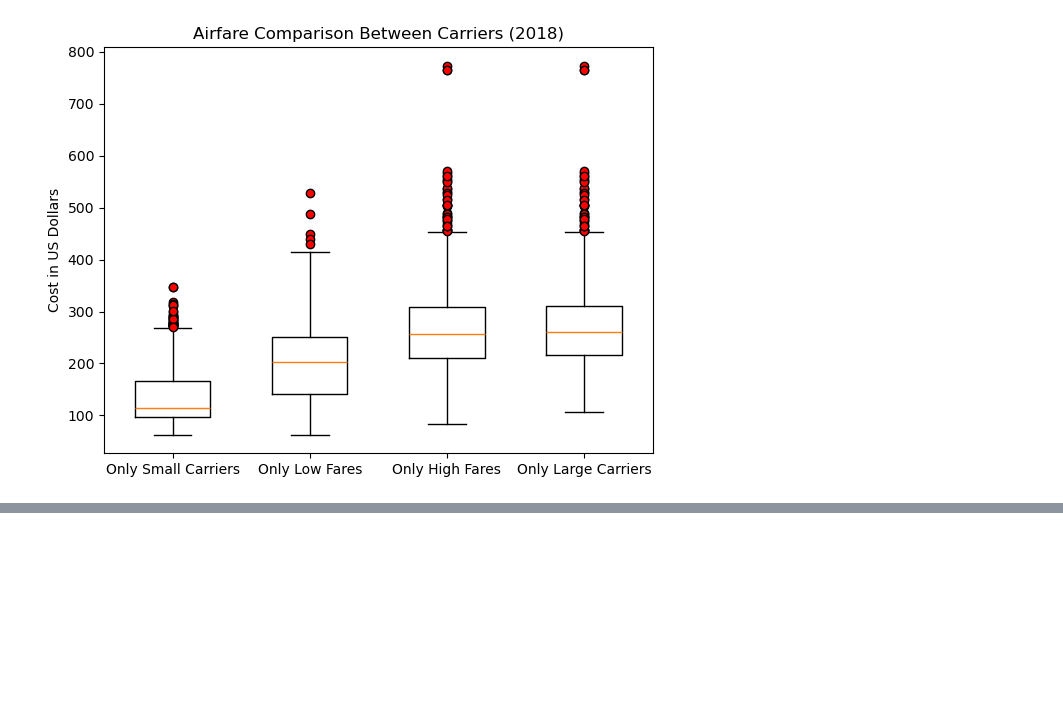
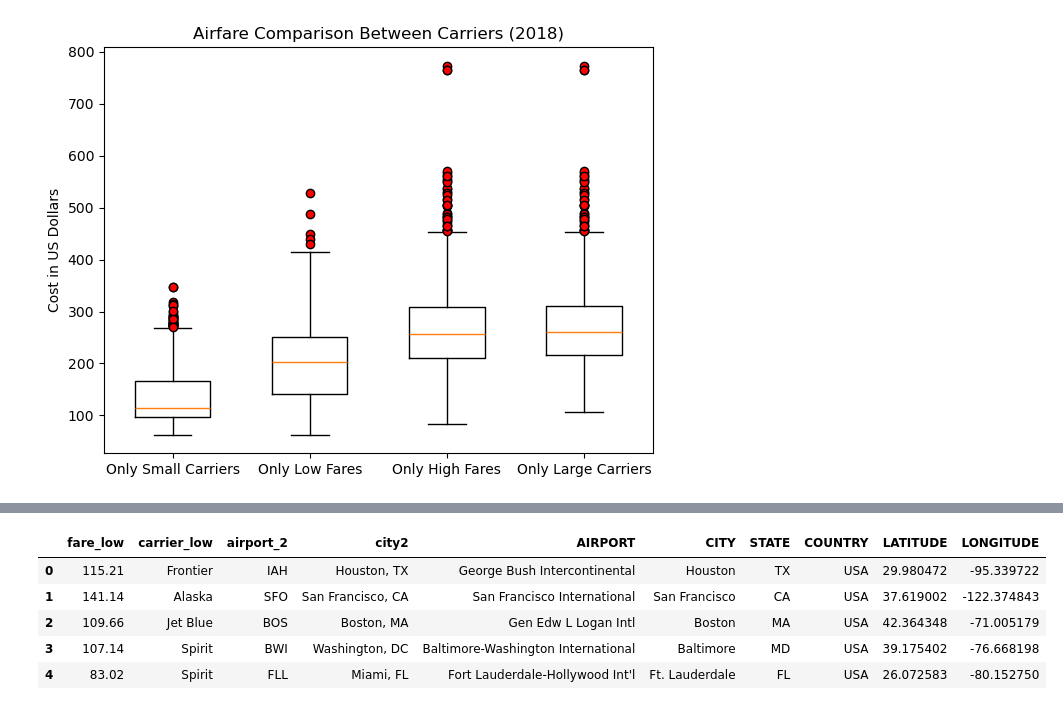
Before and after one commit to cosmopaladin/project-1, a Jupyter notebook: airfare.ipynb, the cells around one changed output, grey strips where cells are left out. Drawn from its saved outputs; the diff is of its cells as text; code cells hidden in the pictures; blank space fills up the shorter version.

```diff
--- a/airfare.ipynb
+++ b/airfare.ipynb
@@ -472,6 +471,18 @@ outgoing_map
 # %%
-
-
-
-
-# plot which states do not have access to small carriers.
+# rename carriers
+carrier_mapping = {
+    'WN': 'Southwest',
+    'F9': 'Frontier',
+    'AS': 'Alaska',
+    'UA': 'United Airlines',
+    'DL': 'Delta',
+    'B6': 'Jet Blue',
+    'NK': 'Spirit',
+    'AA': 'American Airlines',
+    'G4': 'Allegiant',
+    'SY': 'Sun Country',
+    'VX': 'Virgin America'
+}
+small_airlines_dest = small_airlines_dest.replace({
+    'carrier_low': carrier_mapping})
+small_airlines_dest.head()
@@ -477,0 +496,17 @@ outgoing_map
+# %%
+# read in airports.csv
+airport_codes = pd.read_csv('Data/airports.csv')
+
+# rename IATA column
+airport_codes.rename(columns={'IATA': 'airport_2'}, inplace=True)
+
+# merge
+dest_airports_df = pd.merge(small_airlines_dest, airport_codes, on = "airport_2")
+dest_airports_df.head()
+# %% [output]
+|  | fare_low | carrier_low | airport_2 | city2 | AIRPORT | CITY | STATE | COUNTRY | LATITUDE | LONGITUDE |
+| 0 | 115.21 | Frontier | IAH | Houston, TX | George Bush Intercontinental | Houston | TX | USA | 29.980472 | -95.339722 |
+| 1 | 141.14 | Alaska | SFO | San Francisco, CA | San Francisco International | San Francisco | CA | USA | 37.619002 | -122.374843 |
+| 2 | 109.66 | Jet Blue | BOS | Boston, MA | Gen Edw L Logan Intl | Boston | MA | USA | 42.364348 | -71.005179 |
+| 3 | 107.14 | Spirit | BWI | Washington, DC | Baltimore-Washington International | Baltimore | MD | USA | 39.175402 | -76.668198 |
+| 4 | 83.02 | Spirit | FLL | Miami, FL | Fort Lauderdale-Hollywood Int'l | Ft. Lauderdale | FL | USA | 26.072583 | -80.152750 |
```
Also changed, not shown: parts of 11 cells of this notebook.
